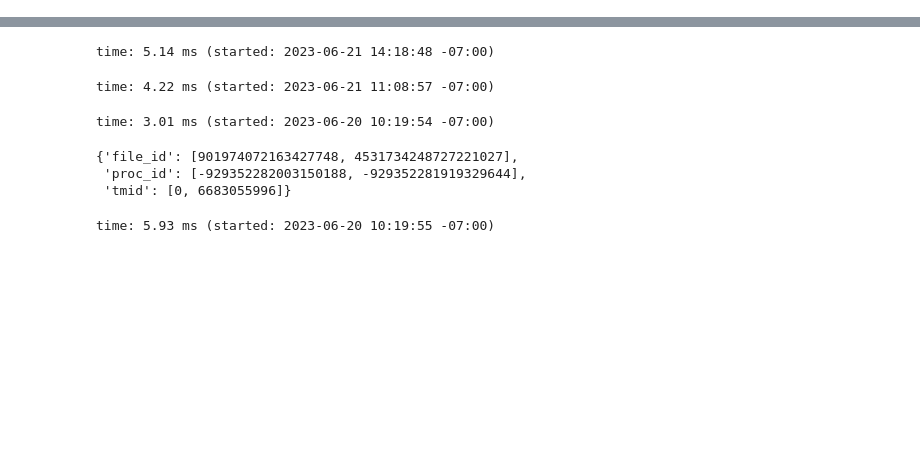
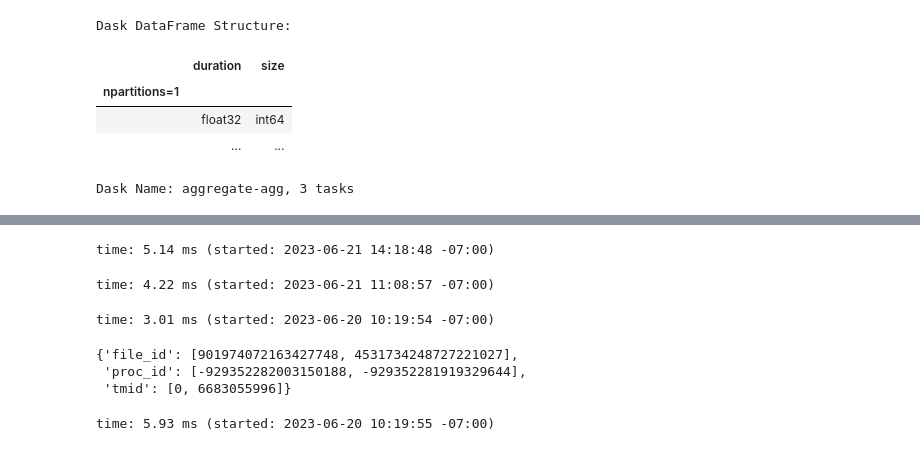
Before and after one commit to izzet/wisio, a Jupyter notebook: notebooks/playground-cm1-multiple.ipynb, the cells around one changed output, grey strips where cells are left out. Drawn from its saved outputs; the diff is of its cells as text; code cells hidden in the pictures; blank space fills up the shorter version.

```diff
--- a/notebooks/playground-cm1-multiple.ipynb
+++ b/notebooks/playground-cm1-multiple.ipynb
@@ -51,0 +81,10 @@ time: 1.58 s (started: 2023-06-20 10:19:53 -07:00)
+# %%
+all_view3 = all_view2.groupby(['file_name', 'func_id']).agg({'duration': sum, 'size': sum})
+all_view3
+# %% [output]
+Dask DataFrame Structure:
+|  | duration | size |
+| npartitions=1 |  |  |
+|  | float32 | int64 |
+|  | ... | ... |
+Dask Name: aggregate-agg, 3 tasks
```
Also changed, not shown: parts of 14 cells of this notebook, 13 other files.
